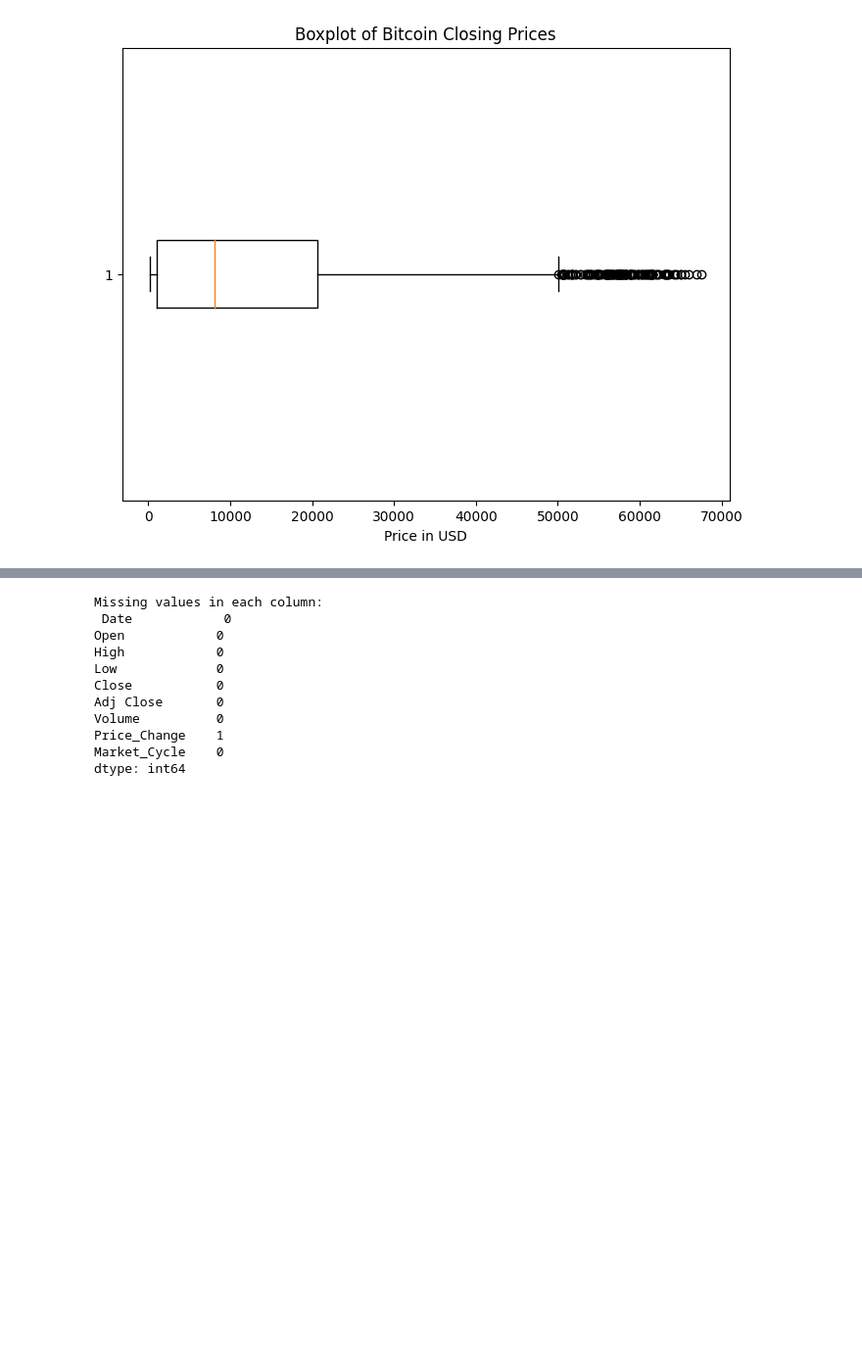
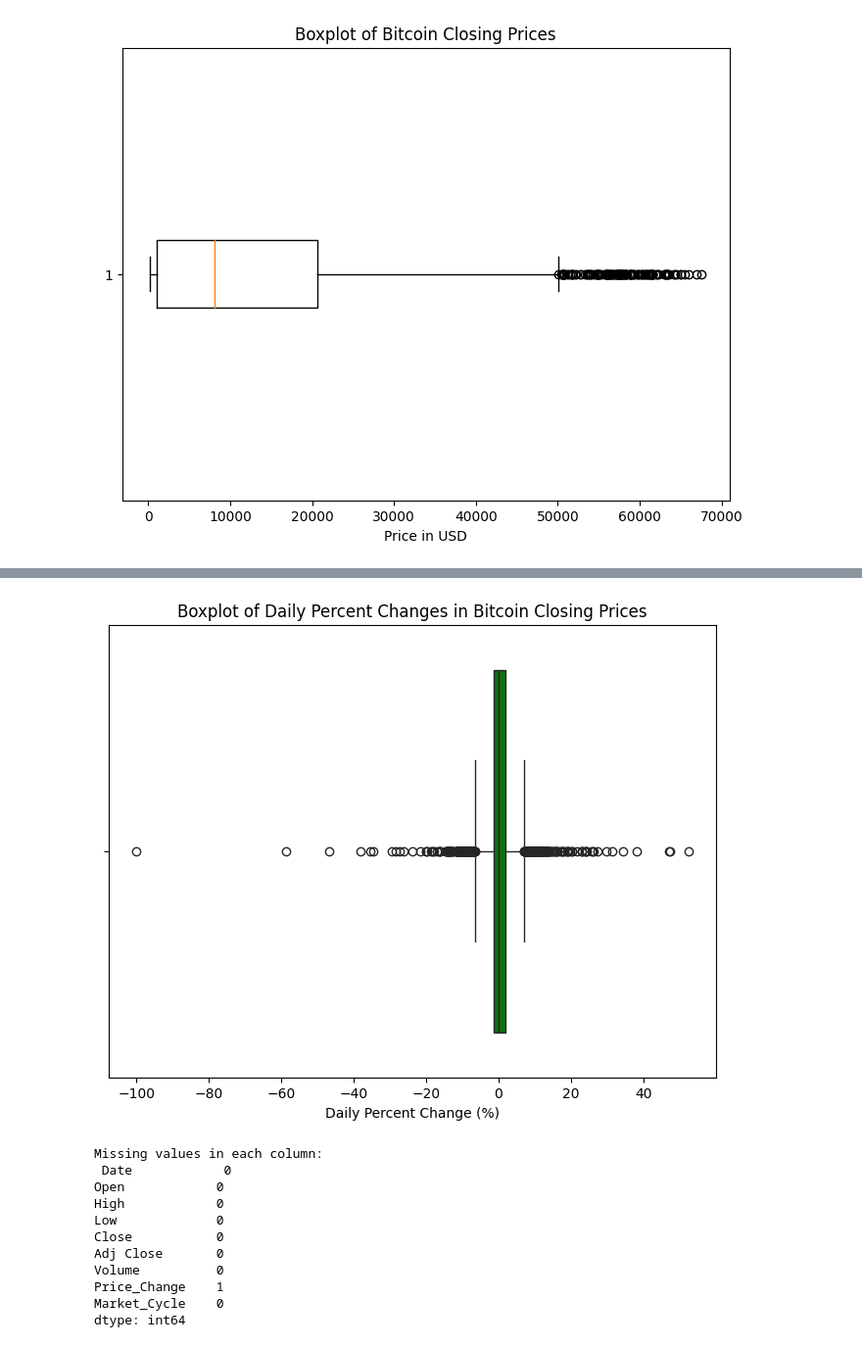
Before and after one commit to Goodevil01/Data-Prep-Ca1-, a Jupyter notebook: Strategic_Thinking_Ca2_.ipynb, the cells around one changed output, grey strips where cells are left out. Shown at 98% size. Cells and saved outputs as stored; diff of their text form; code cells hidden in the pictures; blank space fills up the shorter version.

```diff
--- a/Strategic_Thinking_Ca2_.ipynb
+++ b/Strategic_Thinking_Ca2_.ipynb
@@ -236,3 +251,11 @@ plt.show()
+# %%
+plt.figure(figsize=(8, 6))
+sns.boxplot(x=df['Daily_Percent_Change'], color='green')
+plt.title('Boxplot of Daily Percent Changes in Bitcoin Closing Prices')
+plt.xlabel('Daily Percent Change (%)')
+plt.show()
+# %% [output]
+[figure, added]
 # %%
 # Checking for missing values
 missing_values = df.isnull().sum()
```
Also changed, not shown: parts of 14 cells of this notebook.
